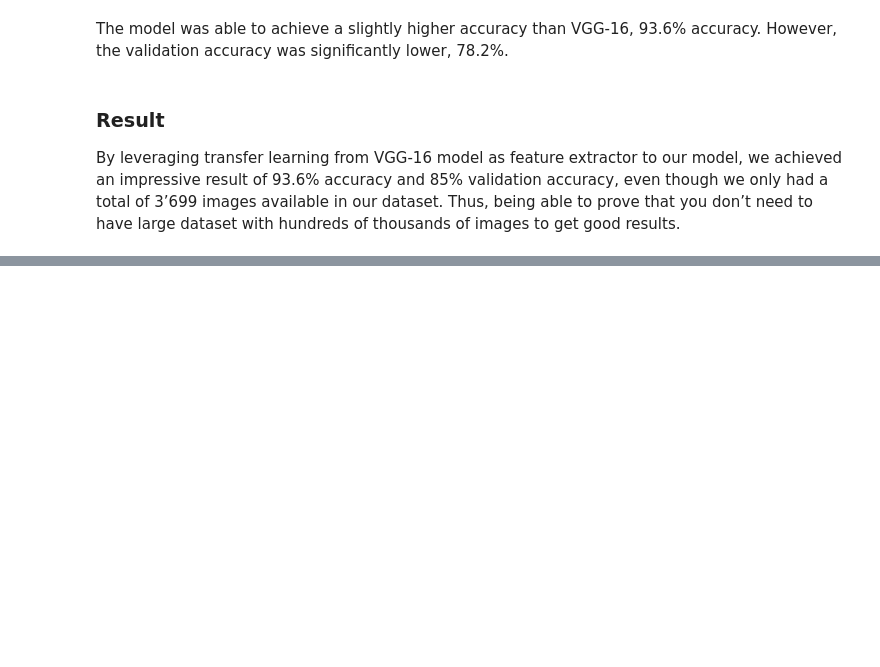
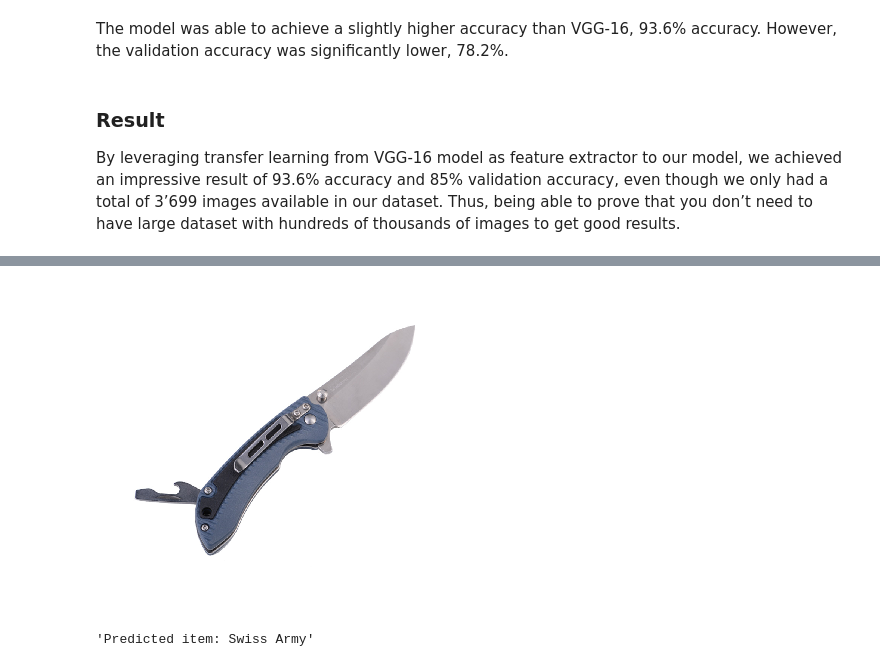
Before and after one commit to joaobecker/deep_learning_furniture, a Jupyter notebook: furniture_caps.ipynb, the cells around one changed output, grey strips where cells are left out. Drawn from its saved outputs; the diff is of its cells as text; code cells hidden in the pictures; blank space fills up the shorter version.

```diff
--- a/furniture_caps.ipynb
+++ b/furniture_caps.ipynb
@@ -992,0 +1029,5 @@ By leveraging transfer learning from VGG-16 model as feature extractor to our mo
+# %%
+predict_from_image(df_furn[df_furn['label_id'] == 9]['filename'].values[5])
+# %% [output]
+[figure, added]
+'Predicted item: Swiss Army'
```
Also changed, not shown: parts of 7 cells of this notebook.
